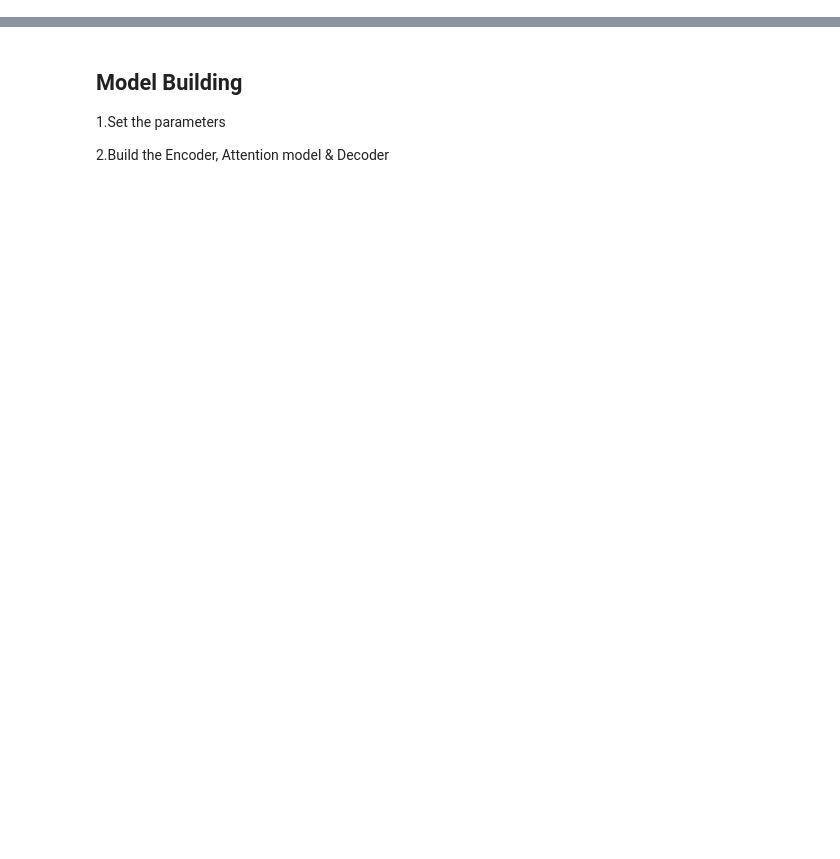
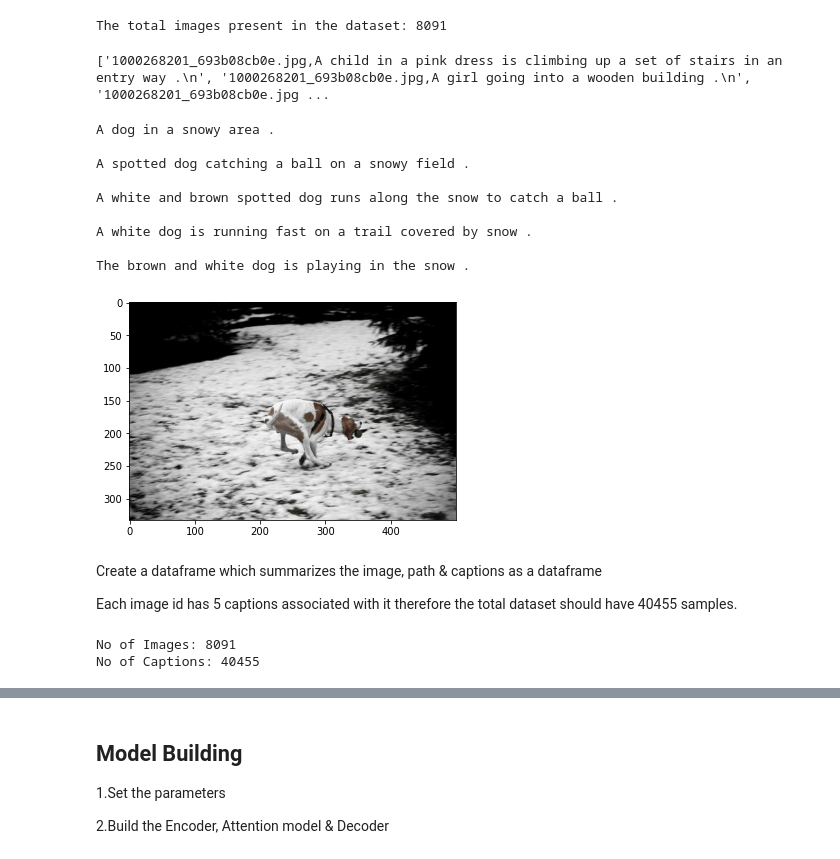
Before and after one commit to venkataravuri/upgrad-eye-for-blind-image-caption-cnn-rnn-attention-model, a Jupyter notebook: image-caption-cnn-rnn-attention-model.ipynb, the cells around one changed output, grey strips where cells are left out. Saved outputs shown, nothing was run; the diff lists cells and outputs as text; code cells hidden in the pictures; blank space fills up the shorter version.

```diff
--- a/image-caption-cnn-rnn-attention-model.ipynb
+++ b/image-caption-cnn-rnn-attention-model.ipynb
@@ -414,0 +89,59 @@ print(sample_cap_batch.shape) #(batch_size,max_len)
+# %%
+#Import the dataset and read the image into a seperate variable
+all_imgs = glob.glob(images_path + '/*.jpg',recursive=True)
+print("The total images present in the dataset: {}".format(len(all_imgs)))
+# %% [output]
+The total images present in the dataset: 8091
+# %%
+#Import the dataset and read the text file into a seperate variable
+def load_doc(filename):
+    lines = []
+    with open(filename) as f:
+        lines = f.readlines()
+        f.close()
+    return lines
+# %%
+doc = load_doc(text_path)
+
+## deleting the 1st line from the text as its the header
+del doc[0]
+
+print(doc[:3])
+# %% [output]
+['1000268201_693b08cb0e.jpg,A child in a pink dress is climbing up a set of stairs in an entry way .\n', '1000268201_693b08cb0e.jpg,A girl going into a wooden building .\n', '1000268201_693b08cb0e.jpg ...
+# %%
+#Visualise both the images & text present in the dataset
+
+def Visualise_image_text(image):
+    imgPath_vis = all_imgs[0]
+    plt.figure(figsize=(6,4))
+    plt.imshow(mpimg.imread(imgPath_vis))
+
+    for i in range(len(doc)):
+        filename = os.path.basename(imgPath_vis)
+        if str(doc[i]).__contains__(filename):
+            print(doc[i][len(filename)+1:])
+# %%
+#Plotting one Image & texts
+Visualise_image_text(all_imgs[0])
+# %% [output]
+A dog in a snowy area .
+
+A spotted dog catching a ball on a snowy field .
+
+A white and brown spotted dog runs along the snow to catch a ball .
+
+A white dog is running fast on a trail covered by snow .
+
+The brown and white dog is playing in the snow .
+[figure, added]
+# %% [markdown]
+Create a dataframe which summarizes the image, path & captions as a dataframe
+
+Each image id has 5 captions associated with it therefore the total dataset should have 40455 samples.
+# %%
+print("No of Images:" , len(all_imgs))
+print("No of Captions:" , len(doc))
+# %% [output]
+No of Images: 8091
+No of Captions: 40455
```
Also changed, not shown: parts of 153 cells of this notebook.
